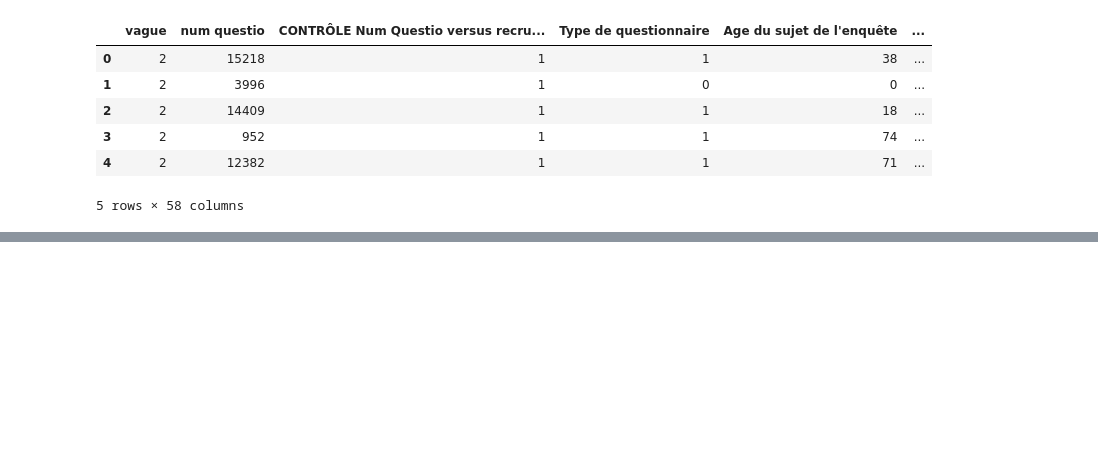
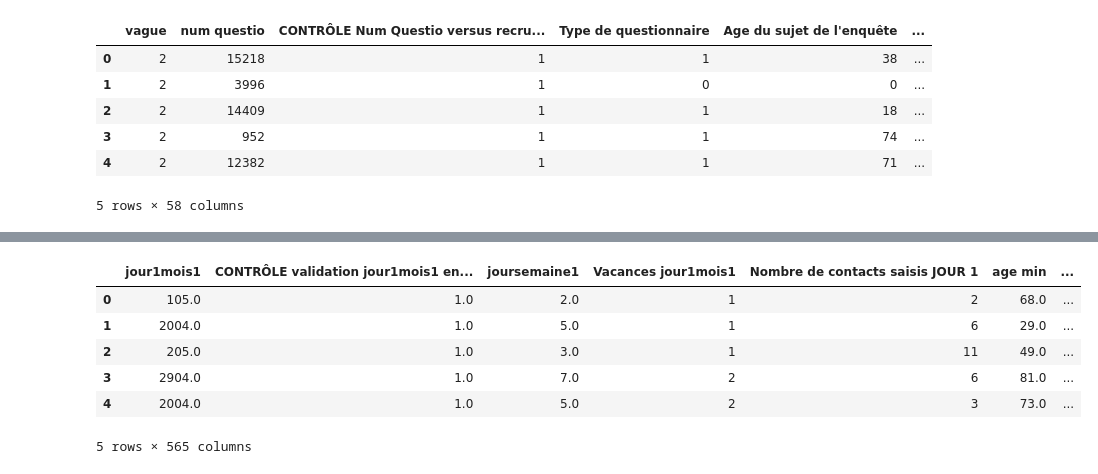
Before and after one commit to intcarlosmiguel/pesquisa_mestrado, a Jupyter notebook: main.ipynb, the cells around one changed output, grey strips where cells are left out. Drawn from its saved outputs; the diff is of its cells as text; code cells hidden in the pictures; blank space fills up the shorter version.

```diff
--- a/main.ipynb
+++ b/main.ipynb
@@ -82,0 +80,13 @@ df[df['Em qual indústria você trabalha'] == 99]
+# %%
+contatos = pd.read_excel('RawData_ComesF.xlsx',"Contatos01",index_col=False)
+contatos02 = pd.read_excel('RawData_ComesF.xlsx',"Contatos02",index_col=False)
+# %%
+contatos.head()
+# %% [output]
+|  | jour1mois1 | CONTRÔLE validation jour1mois1 en... | joursemaine1 | Vacances jour1mois1 | Nombre de contacts saisis JOUR 1 | age min | ... |
+| 0 | 105.0 | 1.0 | 2.0 | 1 | 2 | 68.0 | ... |
+| 1 | 2004.0 | 1.0 | 5.0 | 1 | 6 | 29.0 | ... |
+| 2 | 205.0 | 1.0 | 3.0 | 1 | 11 | 49.0 | ... |
+| 3 | 2904.0 | 1.0 | 7.0 | 2 | 6 | 81.0 | ... |
+| 4 | 2004.0 | 1.0 | 5.0 | 2 | 3 | 73.0 | ... |
+5 rows × 565 columns
```
Also changed, not shown: parts of 31 cells of this notebook, 8 other files.
